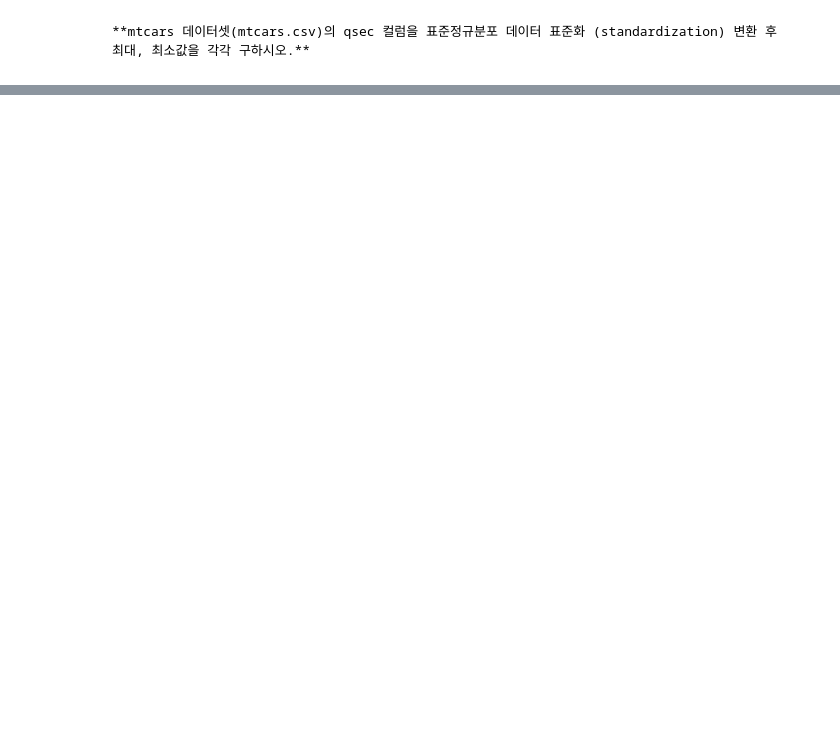
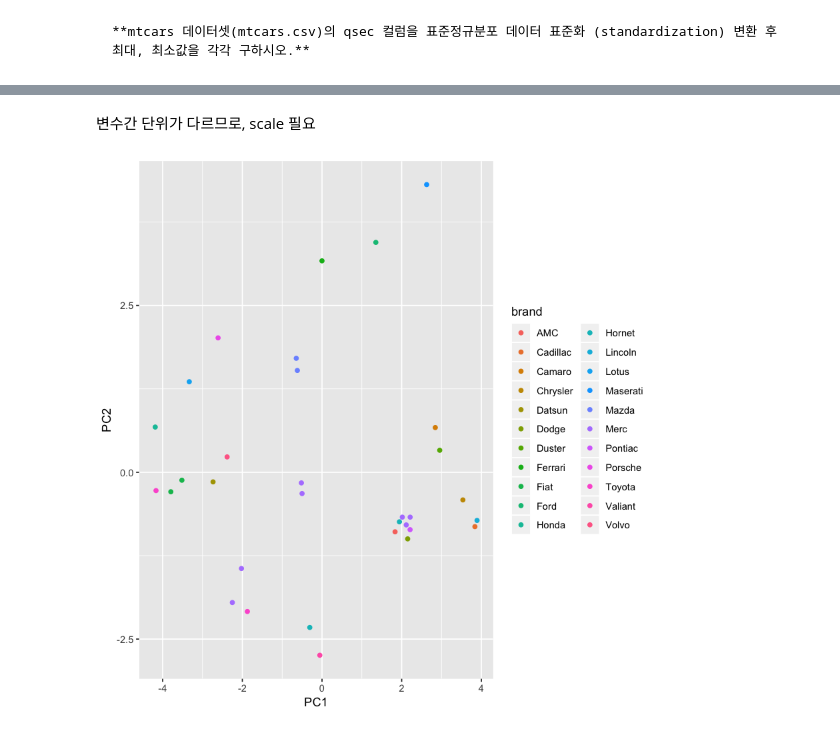
Before and after one commit to hyunnybbb/book, a Jupyter notebook: _sources/dataset/03_dataq/main_p1_r.ipynb, the cells around one changed output, grey strips where cells are left out. Cells and saved outputs as stored; diff of their text form; code cells hidden in the pictures; blank space fills up the shorter version.

```diff
--- a/_sources/dataset/03_dataq/main_p1_r.ipynb
+++ b/_sources/dataset/03_dataq/main_p1_r.ipynb
@@ -29,0 +155,13 @@ sum(res1>0.5)
+# %%
+## 2) for문 사용
+# - strsplit하면 list형태로 분리됨
+
+tmp <- strsplit(rownames(mtcars)," ")
+tmp2 <- c()
+
+for(i in 1:length(tmp)){
+    tmp2 <- c(tmp2,tmp[[i]][1])
+}
+
+mtcars$brand <- as.factor(tmp2)
+head(mtcars)
@@ -29,0 +200,5 @@ sum(res1>0.5)
+# %% [markdown]
+변수간 단위가 다르므로, scale 필요
+# %%
+pca2 <- prcomp(mtcars[,-12],scale=T)
+mtcars <- cbind(mtcars, pca2$x[,1:2])
@@ -29,0 +207,9 @@ sum(res1>0.5)
+# %%
+library(ggplot2)
+
+ggplot(mtcars,aes(x=PC1,y=PC2,color=brand))+geom_point()+
+  labs(color="brand")
+
+#참고, 환경에 따라 PC2가 -PC2 값으로 나오기도 함.
+# %% [output]
+[figure, added]
```
Also changed, not shown: parts of 23 cells of this notebook, 5 other files.
